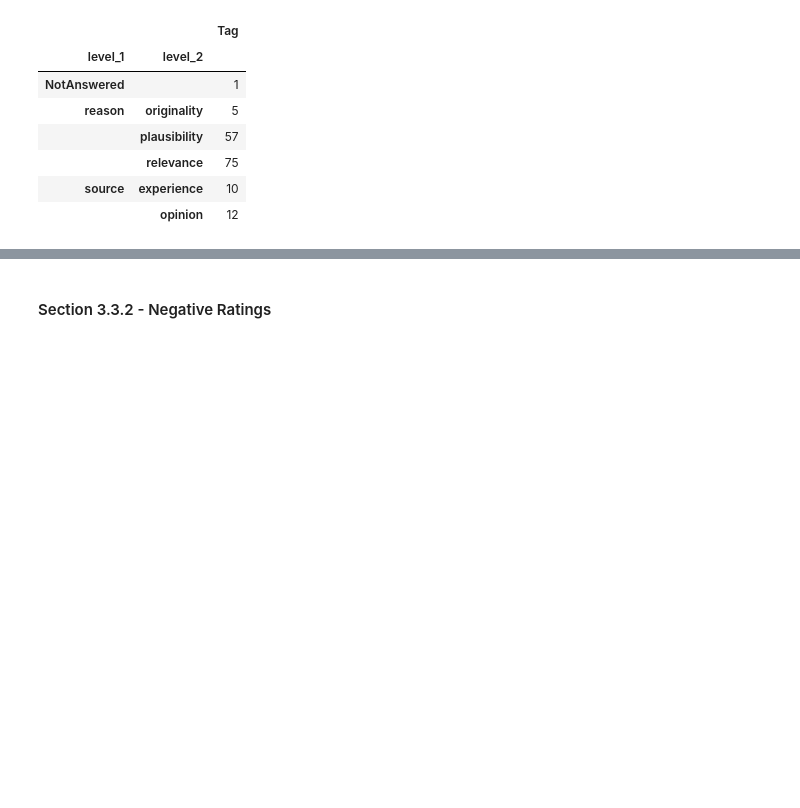
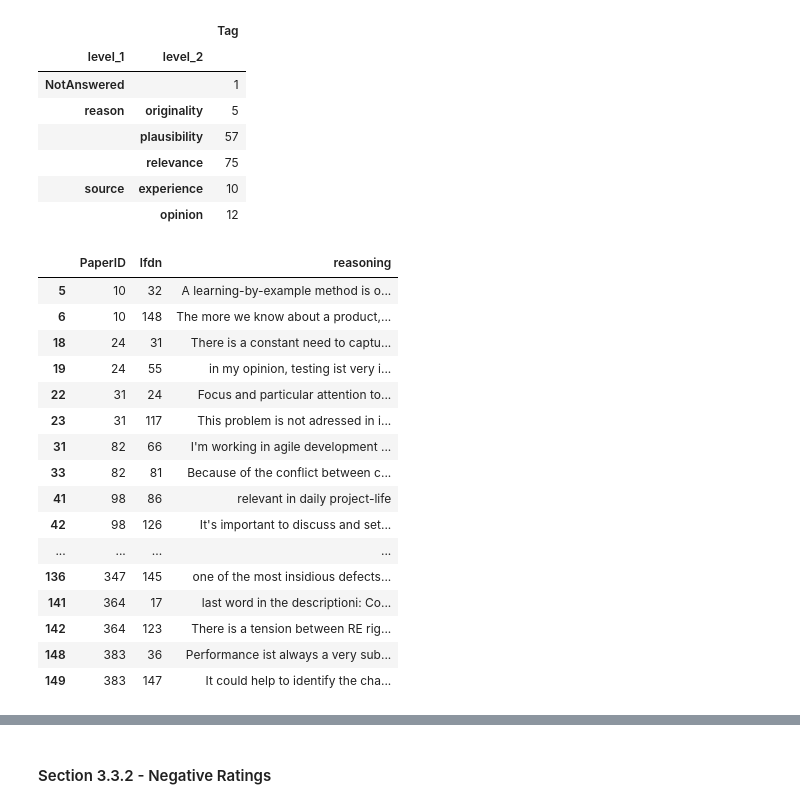
Before and after one commit to mendezfe/repract2018, a Jupyter notebook: notebooks/codedtruth/bsc-chapter-3-section-3.ipynb, the cells around one changed output, grey strips where cells are left out. Drawn from its saved outputs; the diff is of its cells as text; code cells hidden in the pictures; blank space fills up the shorter version.

```diff
--- a/notebooks/codedtruth/bsc-chapter-3-section-3.ipynb
+++ b/notebooks/codedtruth/bsc-chapter-3-section-3.ipynb
@@ -71,4 +71,24 @@ split_tags(pos).groupby(['level_1', 'level_2']).count()[['Tag']]
 |  | relevance | 75 |
 | source | experience | 10 |
 |  | opinion | 12 |
+# %%
+pos[['PaperID', 'lfdn', 'reasoning']].drop_duplicates().groupby(['PaperID']).filter(lambda x: len(x) > 1)
+# %% [output]
+|  | PaperID | lfdn | reasoning |
+| 5 | 10 | 32 | A learning-by-example method is o... |
+| 6 | 10 | 148 | The more we know about a product,... |
+| 18 | 24 | 31 | There is a constant need to captu... |
+| 19 | 24 | 55 | in my opinion, testing ist very i... |
+| 22 | 31 | 24 | Focus and particular attention to... |
+| 23 | 31 | 117 | This problem is not adressed in i... |
+| 31 | 82 | 66 | I'm working in agile development ... |
+| 33 | 82 | 81 | Because of the conflict between c... |
+| 41 | 98 | 86 | relevant in daily project-life |
+| 42 | 98 | 126 | It's important to discuss and set... |
+| ... | ... | ... | ... |
+| 136 | 347 | 145 | one of the most insidious defects... |
+| 141 | 364 | 17 | last word in the descriptioni: Co... |
+| 142 | 364 | 123 | There is a tension between RE rig... |
+| 148 | 383 | 36 | Performance ist always a very sub... |
+| 149 | 383 | 147 | It could help to identify the cha... |
 # %%
```
Also changed, not shown: parts of 9 cells of this notebook.
